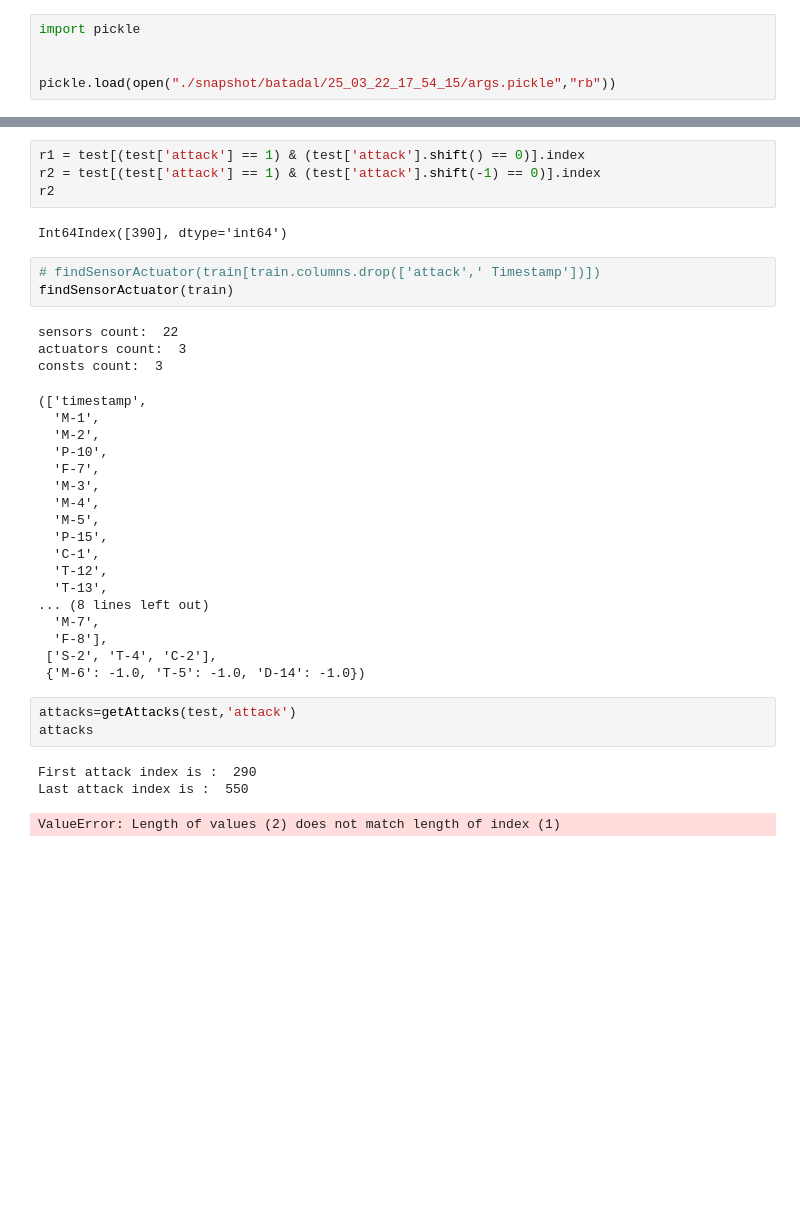
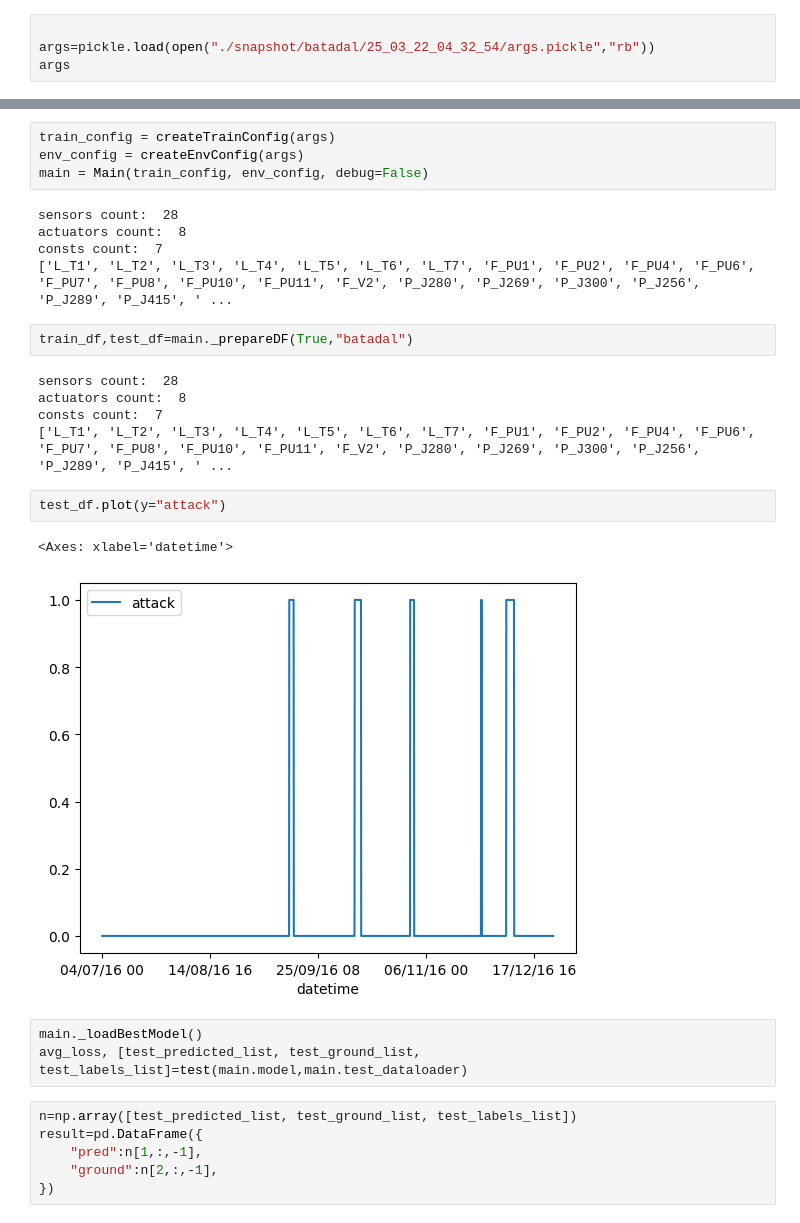
Before and after one commit to mhidea/GDN, a Jupyter notebook: modelTest.ipynb, the cells around one changed output, grey strips where cells are left out. Cells and saved outputs as stored; diff of their text form; blank space fills up the shorter version.

```diff
--- a/modelTest.ipynb
+++ b/modelTest.ipynb
@@ -1,6 +7,5 @@
 # %%
-import pickle
 
-
-pickle.load(open("./snapshot/batadal/25_03_22_17_54_15/args.pickle","rb"))
+args=pickle.load(open("./snapshot/batadal/25_03_22_04_32_54/args.pickle","rb"))
+args
 # %% [output]
@@ -53,37 +13,30 @@ test[test['attack']==1]
-# %%
-r1 = test[(test['attack'] == 1) & (test['attack'].shift() == 0)].index
-r2 = test[(test['attack'] == 1) & (test['attack'].shift(-1) == 0)].index
-r2
-# %% [output]
-Int64Index([390], dtype='int64')
-# %%
-# findSensorActuator(train[train.columns.drop(['attack',' Timestamp'])])
-findSensorActuator(train)
-# %% [output]
-sensors count:  22
-actuators count:  3
-consts count:  3
-(['timestamp',
-  'M-1',
-  'M-2',
-  'P-10',
-  'F-7',
-  'M-3',
-  'M-4',
-  'M-5',
-  'P-15',
-  'C-1',
-  'T-12',
-  'T-13',
-... (8 lines left out)
-  'M-7',
-  'F-8'],
- ['S-2', 'T-4', 'C-2'],
- {'M-6': -1.0, 'T-5': -1.0, 'D-14': -1.0})
-# %%
-attacks=getAttacks(test,'attack')
-attacks
-# %% [output]
-First attack index is :  290
-Last attack index is :  550
-ValueError: Length of values (2) does not match length of index (1)
+# %%
+train_config = createTrainConfig(args)
+env_config = createEnvConfig(args)
+main = Main(train_config, env_config, debug=False)
+# %% [output]
+sensors count:  28
+actuators count:  8
+consts count:  7
+['L_T1', 'L_T2', 'L_T3', 'L_T4', 'L_T5', 'L_T6', 'L_T7', 'F_PU1', 'F_PU2', 'F_PU4', 'F_PU6', 'F_PU7', 'F_PU8', 'F_PU10', 'F_PU11', 'F_V2', 'P_J280', 'P_J269', 'P_J300', 'P_J256', 'P_J289', 'P_J415', ' ...
+# %%
+train_df,test_df=main._prepareDF(True,"batadal")
+# %% [output]
+sensors count:  28
+actuators count:  8
+consts count:  7
+['L_T1', 'L_T2', 'L_T3', 'L_T4', 'L_T5', 'L_T6', 'L_T7', 'F_PU1', 'F_PU2', 'F_PU4', 'F_PU6', 'F_PU7', 'F_PU8', 'F_PU10', 'F_PU11', 'F_V2', 'P_J280', 'P_J269', 'P_J300', 'P_J256', 'P_J289', 'P_J415', ' ...
+# %%
+test_df.plot(y="attack")
+# %% [output]
+<Axes: xlabel='datetime'>
+[figure, added]
+# %%
+main._loadBestModel()
+avg_loss, [test_predicted_list, test_ground_list, test_labels_list]=test(main.model,main.test_dataloader)
+# %%
+n=np.array([test_predicted_list, test_ground_list, test_labels_list])
+result=pd.DataFrame({
+    "pred":n[1,:,-1],
+    "ground":n[2,:,-1],
+})
```
Also changed, not shown: parts of 6 cells of this notebook, 21 other files.
